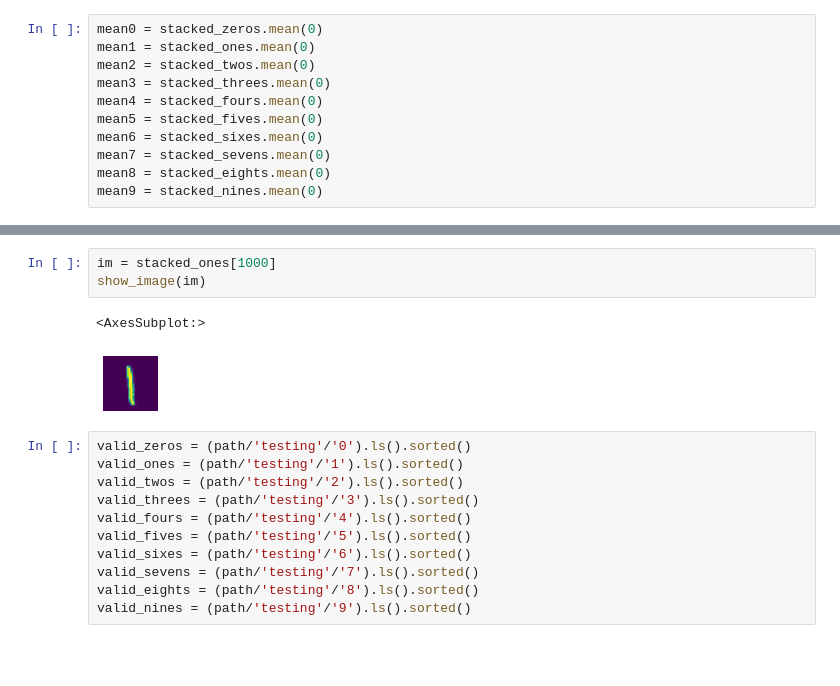
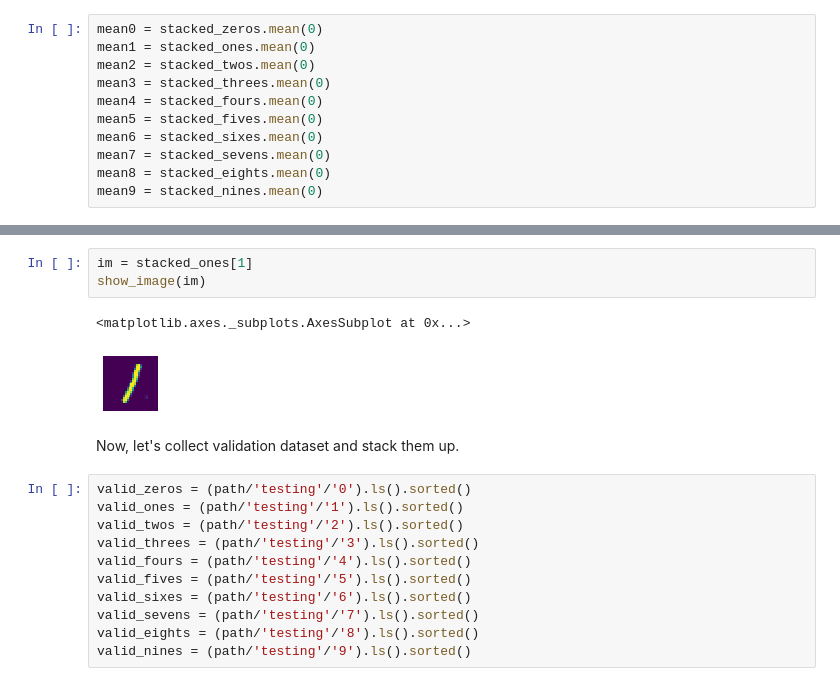
Before and after one commit to Kavindu404/computer-vision, a Jupyter notebook: foundation/1.0-Baseline.ipynb, the cells around one changed output, grey strips where cells are left out. Drawn from its saved outputs; the diff is of its cells as text; blank space fills up the shorter version.

```diff
--- a/foundation/1.0-Baseline.ipynb
+++ b/foundation/1.0-Baseline.ipynb
@@ -94,11 +105,13 @@ df1.style.set_properties(**{'font-size':'4.5pt'}).background_gradient('Greys')
 | 26 | 0.000000 | 0.000000 | 0.000000 | 0.000000 | 0.000000 | 0.000000 | 0.000000 | 0.000000 | 0.000000 | 0.000000 | 0.000000 | ... |
 | 27 | 0.000000 | 0.000000 | 0.000000 | 0.000000 | 0.000000 | 0.000000 | 0.000000 | 0.000000 | 0.000000 | 0.000000 | 0.000000 | ... |
 # %%
-im = stacked_ones[1000]
+im = stacked_ones[1]
 show_image(im)
 # %% [output]
-<AxesSubplot:>
+<matplotlib.axes._subplots.AxesSubplot at 0x...>
-[figure, old version]
+[figure, new version]
+# %% [markdown]
+Now, let's collect validation dataset and stack them up.
 # %%
 valid_zeros = (path/'testing'/'0').ls().sorted()
 valid_ones = (path/'testing'/'1').ls().sorted()
```
Also changed, not shown: parts of 15 cells of this notebook, 1 other file.
